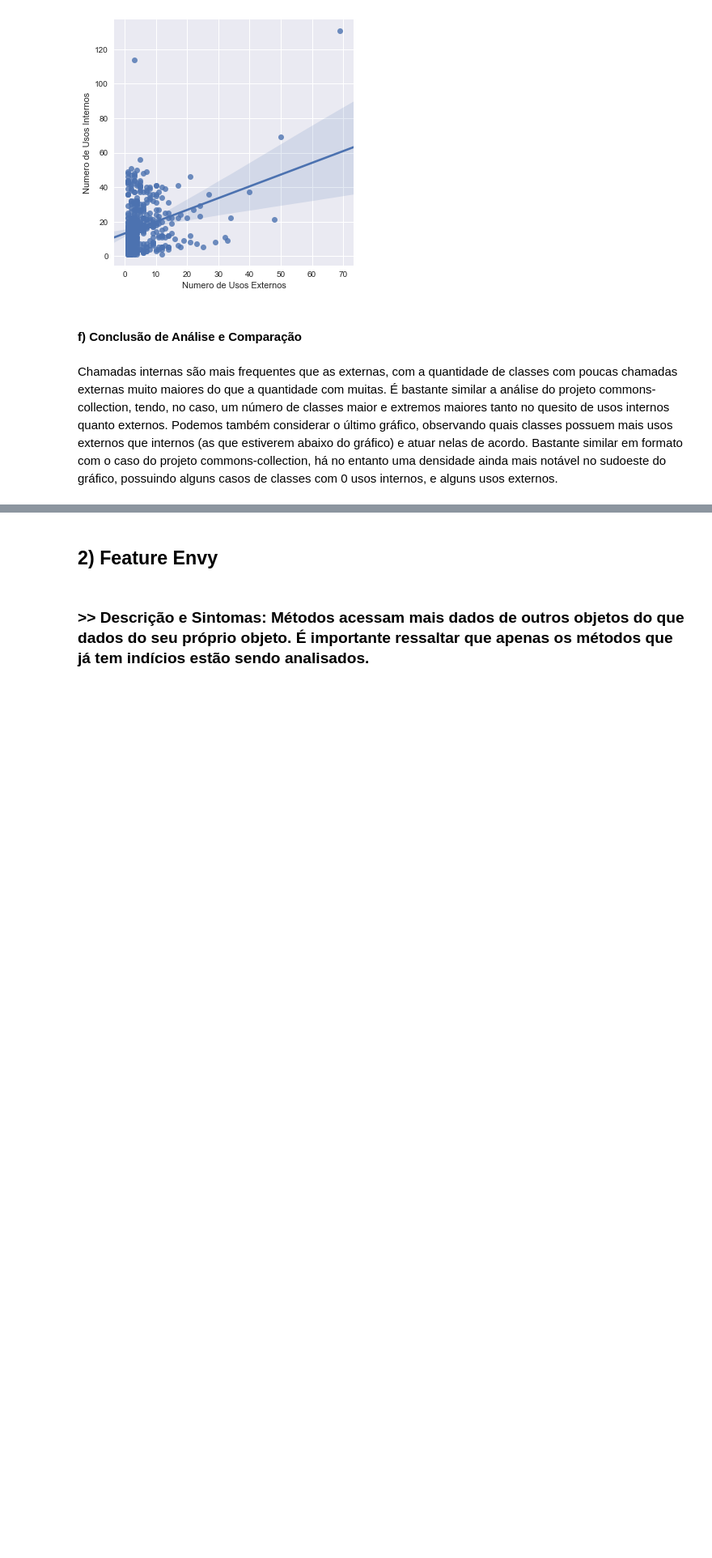
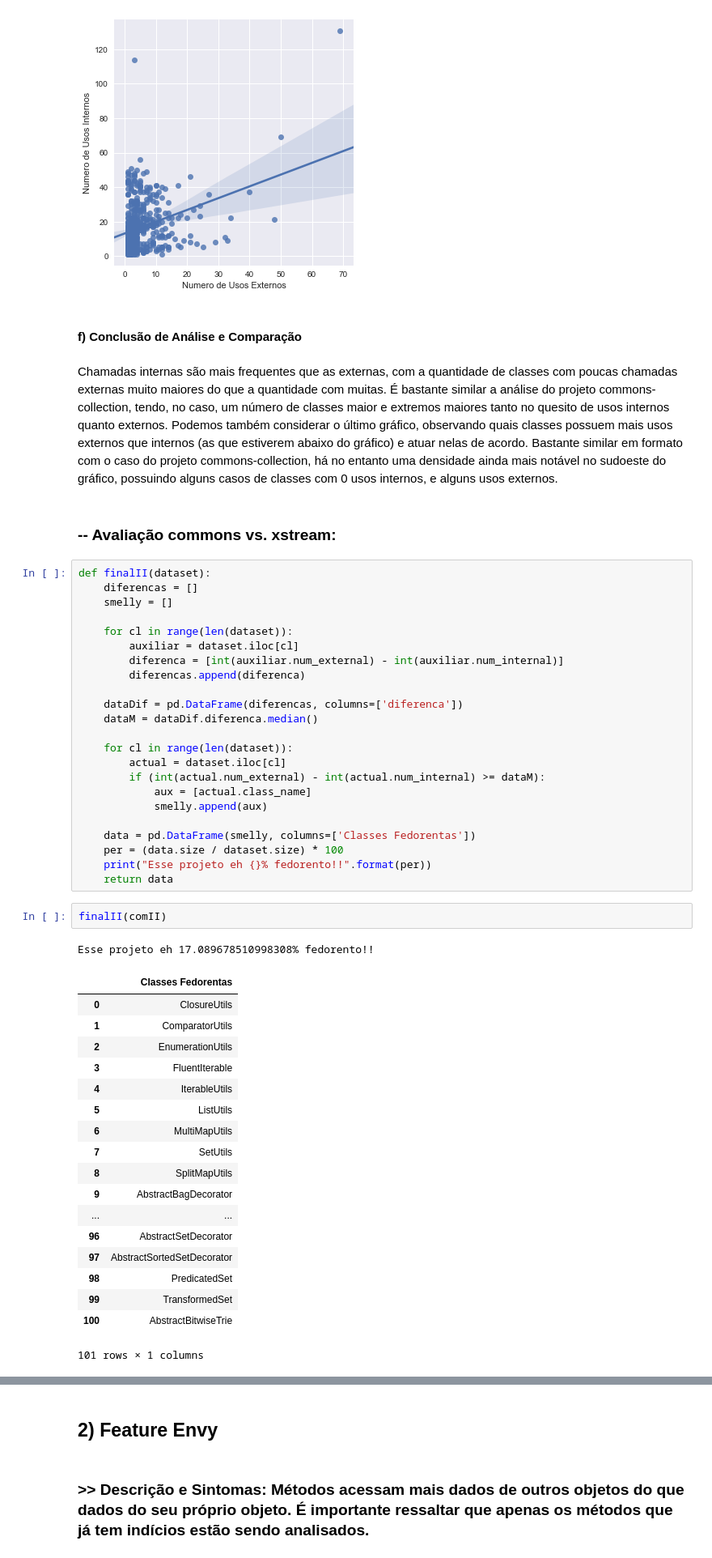
Before and after one commit to brunolmourao/mes-code-smells, a Jupyter notebook: IntimacyEnvy/Jupyter/CodeSmellsIntimacy&Envy.ipynb, the cells around one changed output, grey strips where cells are left out. Shown at 81% size. Drawn from its saved outputs; the diff is of its cells as text; blank space fills up the shorter version.

```diff
--- a/IntimacyEnvy/Jupyter/CodeSmellsIntimacy&Envy.ipynb
+++ b/IntimacyEnvy/Jupyter/CodeSmellsIntimacy&Envy.ipynb
@@ -192,3 +192,50 @@ plt.show()
 # %% [markdown]
 Chamadas internas são mais frequentes que as externas, com a quantidade de classes com poucas chamadas externas muito maiores do que a quantidade com muitas. É bastante similar a análise do projeto commons-collection, tendo, no caso, um número de classes maior e extremos maiores tanto no quesito de usos internos quanto externos.
 Podemos também considerar o último gráfico, observando quais classes possuem mais usos externos que internos (as que estiverem abaixo do gráfico) e atuar nelas de acordo. Bastante similar em formato com o caso do projeto commons-collection, há no entanto uma densidade ainda mais notável no sudoeste do gráfico, possuindo alguns casos de classes com 0 usos internos, e alguns usos externos.
+# %% [markdown]
+### -- Avaliação commons vs. xstream:
+# %%
+def finalII(dataset):
+    diferencas = []
+    smelly = []
+
+    for cl in range(len(dataset)):
+        auxiliar = dataset.iloc[cl]
+        diferenca = [int(auxiliar.num_external) - int(auxiliar.num_internal)]
+        diferencas.append(diferenca)
+
+    dataDif = pd.DataFrame(diferencas, columns=['diferenca'])
+    dataM = dataDif.diferenca.median()
+
+    for cl in range(len(dataset)):
+        actual = dataset.iloc[cl]
+        if (int(actual.num_external) - int(actual.num_internal) >= dataM):
+            aux = [actual.class_name]
+            smelly.append(aux)
+
+    data = pd.DataFrame(smelly, columns=['Classes Fedorentas'])
+    per = (data.size / dataset.size) * 100
+    print("Esse projeto eh {}% fedorento!!".format(per))
+    return data
+# %%
+finalII(comII)
+# %% [output]
+Esse projeto eh 17.089678510998308% fedorento!!
+|  | Classes Fedorentas |
+| 0 | ClosureUtils |
+| 1 | ComparatorUtils |
+| 2 | EnumerationUtils |
+| 3 | FluentIterable |
+| 4 | IterableUtils |
+| 5 | ListUtils |
+| 6 | MultiMapUtils |
+| 7 | SetUtils |
+| 8 | SplitMapUtils |
+| 9 | AbstractBagDecorator |
+| ... | ... |
+| 96 | AbstractSetDecorator |
+| 97 | AbstractSortedSetDecorator |
+| 98 | PredicatedSet |
+| 99 | TransformedSet |
+| 100 | AbstractBitwiseTrie |
+101 rows × 1 columns
```
Also changed, not shown: parts of 7 cells of this notebook.
